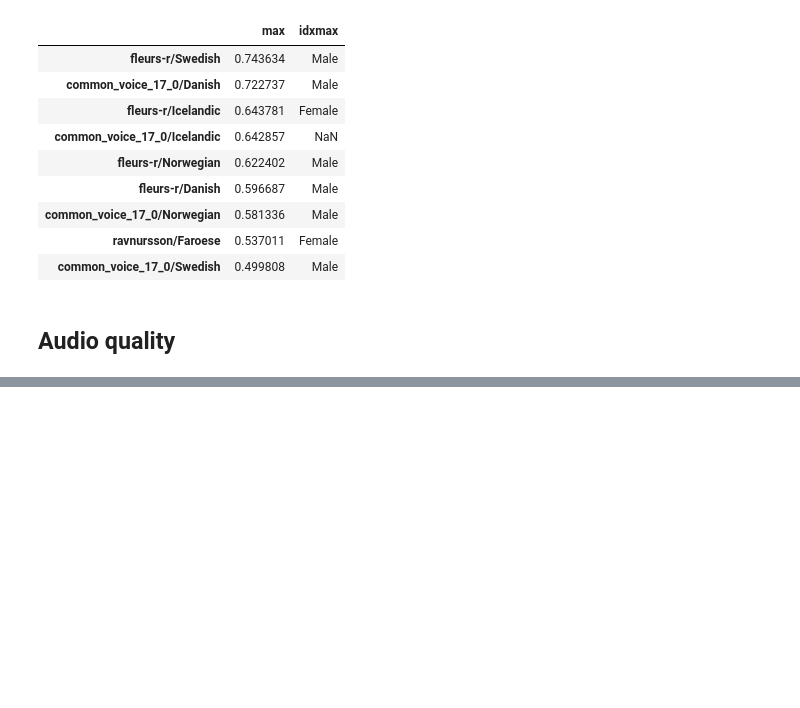
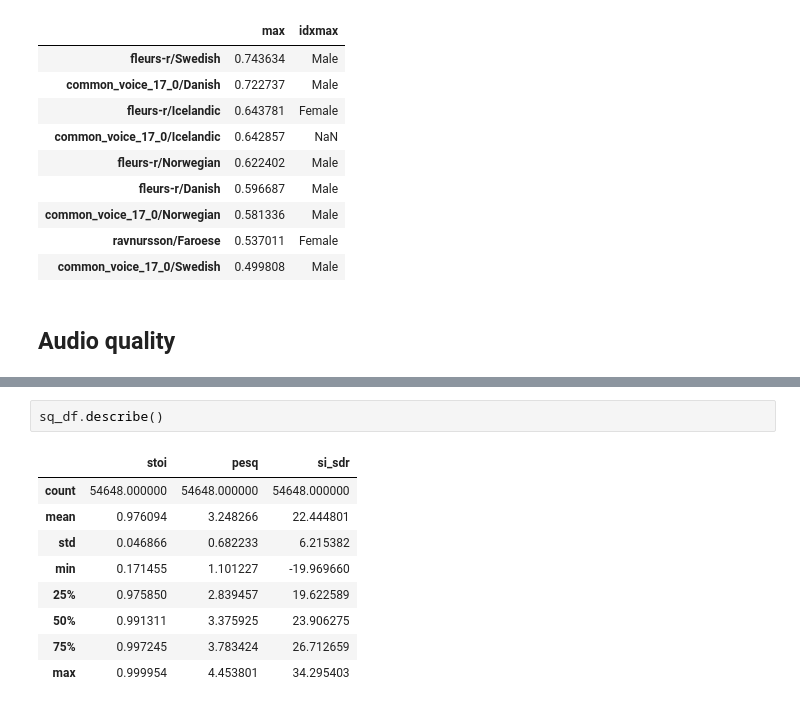
Before and after one commit to Neclow/mlops_project, a Jupyter notebook: data_quality.ipynb, the cells around one changed output, grey strips where cells are left out. Drawn from its saved outputs; the diff is of its cells as text; blank space fills up the shorter version.

```diff
--- a/data_quality.ipynb
+++ b/data_quality.ipynb
@@ -547,0 +468,12 @@ AssertionError:
+# %%
+sq_df.describe()
+# %% [output]
+|  | stoi | pesq | si_sdr |
+| count | 54648.000000 | 54648.000000 | 54648.000000 |
+| mean | 0.976094 | 3.248266 | 22.444801 |
+| std | 0.046866 | 0.682233 | 6.215382 |
+| min | 0.171455 | 1.101227 | -19.969660 |
+| 25% | 0.975850 | 2.839457 | 19.622589 |
+| 50% | 0.991311 | 3.375925 | 23.906275 |
+| 75% | 0.997245 | 3.783424 | 26.712659 |
+| max | 0.999954 | 4.453801 | 34.295403 |
```
Also changed, not shown: parts of 11 cells of this notebook, 4 other files.
